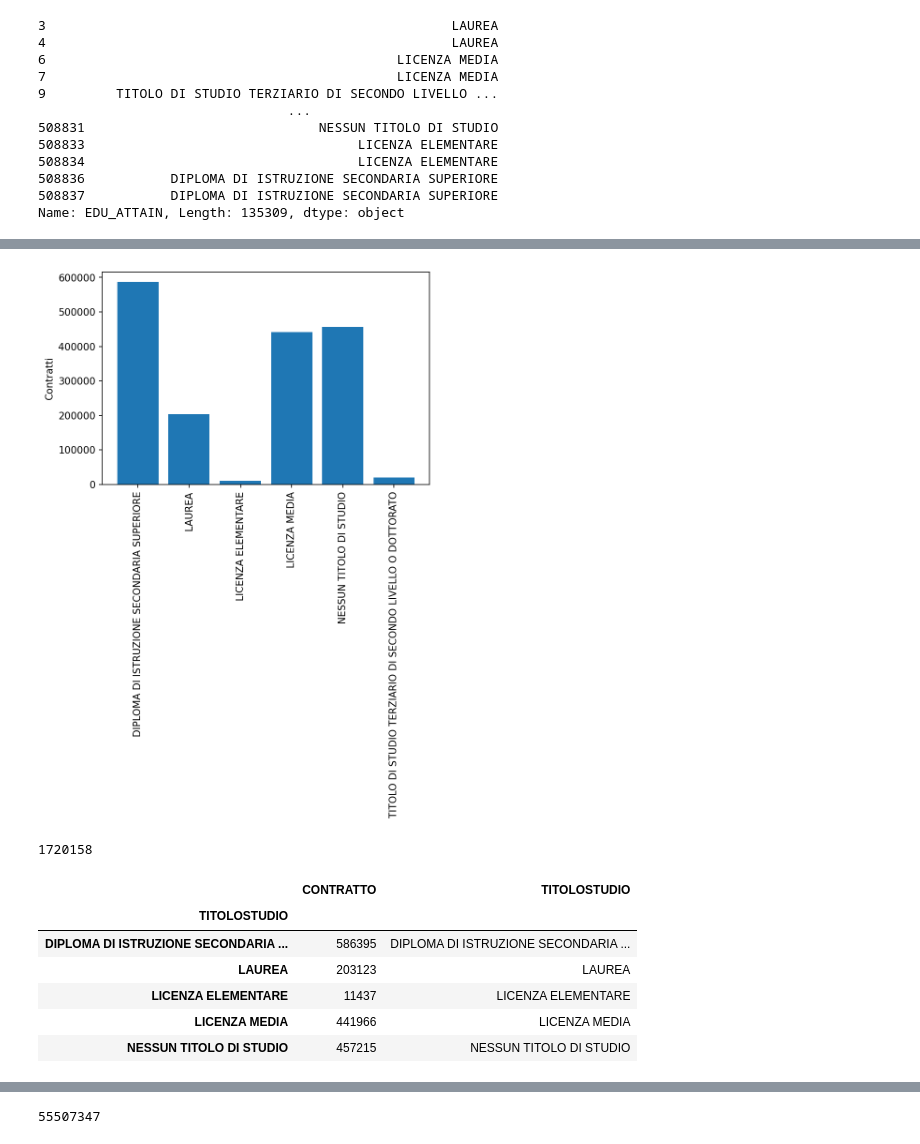
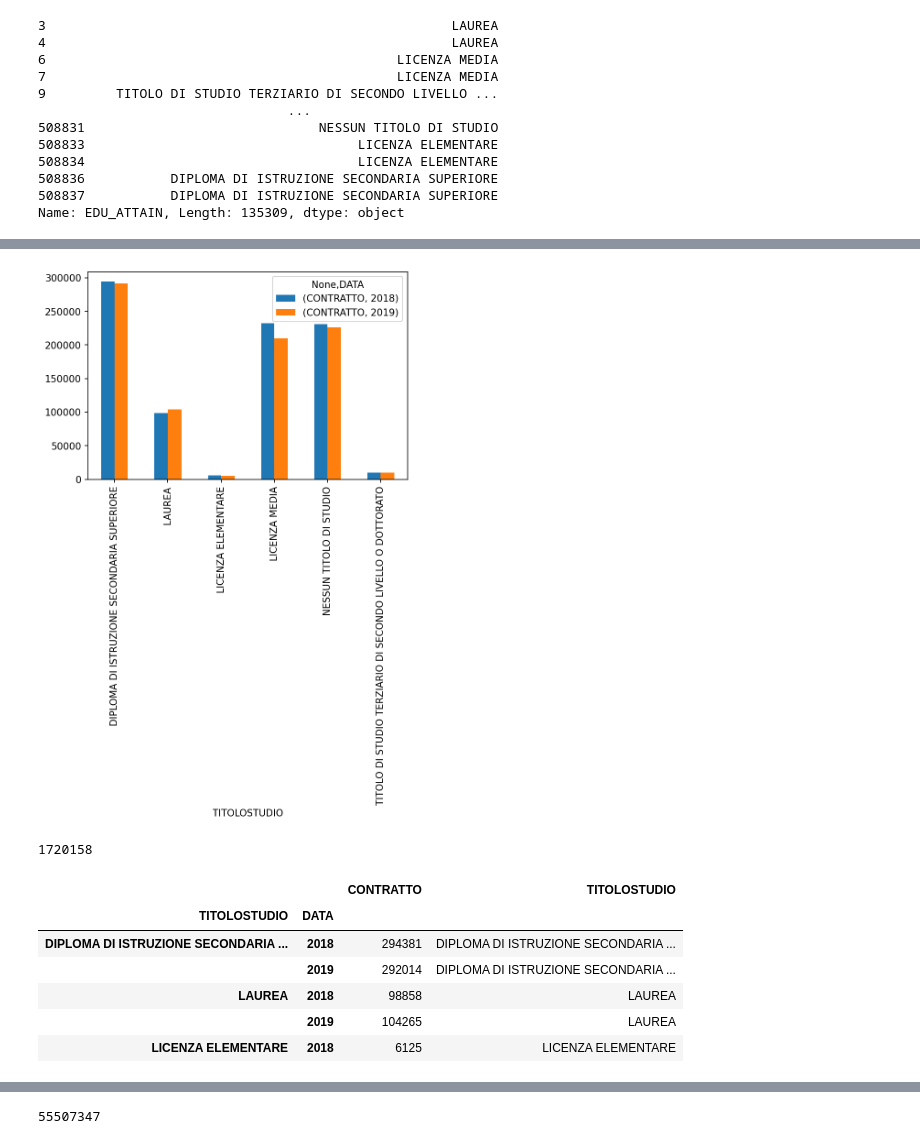
Before and after one commit to DragoE99/Drago-lamb_DataSforBusiness, a Jupyter notebook: DataSforBusiness_dragoLamb.ipynb, the cells around one changed output, grey strips where cells are left out. Cells and saved outputs as stored; diff of their text form; code cells hidden in the pictures.

```diff
--- a/DataSforBusiness_dragoLamb.ipynb
+++ b/DataSforBusiness_dragoLamb.ipynb
@@ -728,30 +739,29 @@ titoli = set(rap_lavoro_attivati['TITOLOSTUDIO'])
 # %%
-istruction_df = rap_lavoro_attivati[['TITOLOSTUDIO', "CONTRATTO"]]
+istruction_df = rap_lavoro_attivati[['DATA', 'TITOLOSTUDIO', "CONTRATTO"]]
 istruction_df = istruction_df[(istruction_df['TITOLOSTUDIO'].isin(titoli))]
-group_ist = istruction_df.groupby(['TITOLOSTUDIO']).count()
+group_ist = istruction_df.groupby(['TITOLOSTUDIO', 'DATA']).count()
 group_ist['CONTRATTO']
-fig, ax = plt.subplots()
-ax.bar(group_ist.index, group_ist['CONTRATTO'])
-ax.set_ylabel('Contratti')
+
+group_ist.unstack().plot(kind='bar', stacked=False)
 plt.xticks(rotation=90)
 plt.show()
 # %% [output]
-[figure, old version]
+[figure, new version]
 # %%
 len(rap_lavoro_attivati)
 # %% [output]
 1720158
 # %%
 test = group_ist
-test['TITOLOSTUDIO'] = test.index
+test['TITOLOSTUDIO'] = test.index.get_level_values(0)
 test.head()
 # %% [output]
-|  | CONTRATTO | TITOLOSTUDIO |
-| TITOLOSTUDIO |  |  |
-| DIPLOMA DI ISTRUZIONE SECONDARIA ... | 586395 | DIPLOMA DI ISTRUZIONE SECONDARIA ... |
-| LAUREA | 203123 | LAUREA |
-| LICENZA ELEMENTARE | 11437 | LICENZA ELEMENTARE |
-| LICENZA MEDIA | 441966 | LICENZA MEDIA |
-| NESSUN TITOLO DI STUDIO | 457215 | NESSUN TITOLO DI STUDIO |
+|  |  | CONTRATTO | TITOLOSTUDIO |
+| TITOLOSTUDIO | DATA |  |  |
+| DIPLOMA DI ISTRUZIONE SECONDARIA ... | 2018 | 294381 | DIPLOMA DI ISTRUZIONE SECONDARIA ... |
+|  | 2019 | 292014 | DIPLOMA DI ISTRUZIONE SECONDARIA ... |
+| LAUREA | 2018 | 98858 | LAUREA |
+|  | 2019 | 104265 | LAUREA |
+| LICENZA ELEMENTARE | 2018 | 6125 | LICENZA ELEMENTARE |
 # %%
 test_ist = grado_istruzione_age[grado_istruzione_age['EDU_ATTAIN'].isin(titoli)]
```
Also changed, not shown: parts of 4 cells of this notebook.
